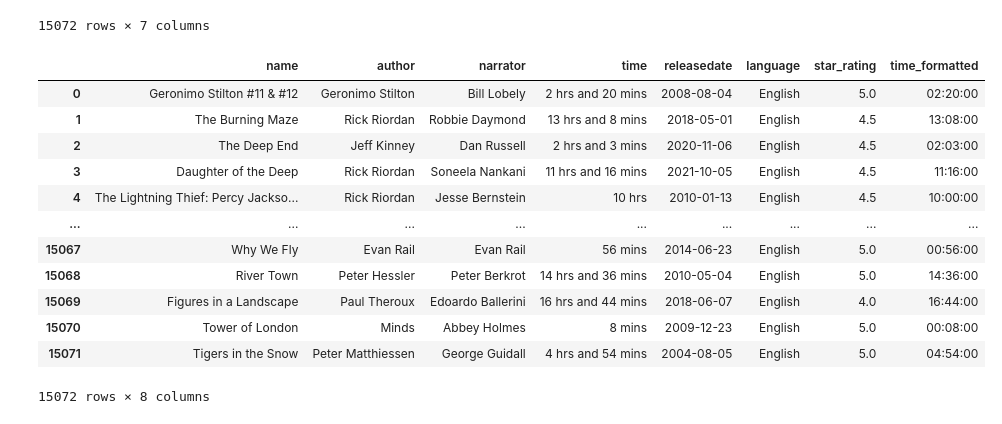
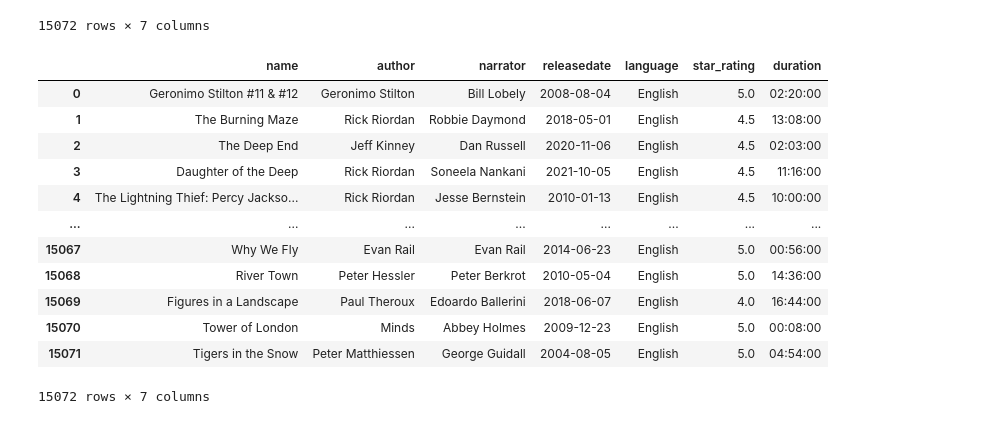
Before and after one commit to acorvin/data-cleaning-audible, a Jupyter notebook: audible_cleaning.ipynb, the cells around one changed output. Cells and saved outputs as stored; diff of their text form; code cells hidden in the pictures.

Commit message:
converting 'time' column

```diff
--- a/audible_cleaning.ipynb
+++ b/audible_cleaning.ipynb
@@ -186,32 +186,32 @@ df
 # %%
 # Extract hours and minutes as integers
 hours_extracted = df['time'].str.extract(r'(\d+) hrs?')
 minutes_extracted = df['time'].str.extract(r'(\d+) mins?')
 
 # Convert hours and minutes to integers, filling NaN values with 0
 df['hours'] = hours_extracted[0].fillna(0).astype(int)
 df['minutes'] = minutes_extracted[0].fillna(0).astype(int)
 
 # Calculate total time in minutes
 df['total_minutes'] = df['hours'] * 60 + df['minutes']
 
 # Convert total time in minutes to HH:MM:SS format
-df['time_formatted'] = df['total_minutes'].apply(lambda x: f"{x // 60:02d}:{x % 60:02d}:00")
+df['duration'] = df['total_minutes'].apply(lambda x: f"{x // 60:02d}:{x % 60:02d}:00")
 
-# Drop intermediate columns if needed
-df.drop(['hours', 'minutes', 'total_minutes'], axis=1, inplace=True)
+# Drop intermediate and unused columns if needed
+df.drop(['hours', 'minutes', 'total_minutes', 'time'], axis=1, inplace=True)
 df
 # %% [output]
-|  | name | author | narrator | time | releasedate | language | star_rating | time_formatted |
-| 0 | Geronimo Stilton #11 & #12 | Geronimo Stilton | Bill Lobely | 2 hrs and 20 mins | 2008-08-04 | English | 5.0 | 02:20:00 |
-| 1 | The Burning Maze | Rick Riordan | Robbie Daymond | 13 hrs and 8 mins | 2018-05-01 | English | 4.5 | 13:08:00 |
-| 2 | The Deep End | Jeff Kinney | Dan Russell | 2 hrs and 3 mins | 2020-11-06 | English | 4.5 | 02:03:00 |
-| 3 | Daughter of the Deep | Rick Riordan | Soneela Nankani | 11 hrs and 16 mins | 2021-10-05 | English | 4.5 | 11:16:00 |
-| 4 | The Lightning Thief: Percy Jackso... | Rick Riordan | Jesse Bernstein | 10 hrs | 2010-01-13 | English | 4.5 | 10:00:00 |
-| ... | ... | ... | ... | ... | ... | ... | ... | ... |
-| 15067 | Why We Fly | Evan Rail | Evan Rail | 56 mins | 2014-06-23 | English | 5.0 | 00:56:00 |
-| 15068 | River Town | Peter Hessler | Peter Berkrot | 14 hrs and 36 mins | 2010-05-04 | English | 5.0 | 14:36:00 |
-| 15069 | Figures in a Landscape | Paul Theroux | Edoardo Ballerini | 16 hrs and 44 mins | 2018-06-07 | English | 4.0 | 16:44:00 |
-| 15070 | Tower of London | Minds | Abbey Holmes | 8 mins | 2009-12-23 | English | 5.0 | 00:08:00 |
-| 15071 | Tigers in the Snow | Peter Matthiessen | George Guidall | 4 hrs and 54 mins | 2004-08-05 | English | 5.0 | 04:54:00 |
+|  | name | author | narrator | releasedate | language | star_rating | duration |
+| 0 | Geronimo Stilton #11 & #12 | Geronimo Stilton | Bill Lobely | 2008-08-04 | English | 5.0 | 02:20:00 |
+| 1 | The Burning Maze | Rick Riordan | Robbie Daymond | 2018-05-01 | English | 4.5 | 13:08:00 |
+| 2 | The Deep End | Jeff Kinney | Dan Russell | 2020-11-06 | English | 4.5 | 02:03:00 |
+| 3 | Daughter of the Deep | Rick Riordan | Soneela Nankani | 2021-10-05 | English | 4.5 | 11:16:00 |
+| 4 | The Lightning Thief: Percy Jackso... | Rick Riordan | Jesse Bernstein | 2010-01-13 | English | 4.5 | 10:00:00 |
+| ... | ... | ... | ... | ... | ... | ... | ... |
+| 15067 | Why We Fly | Evan Rail | Evan Rail | 2014-06-23 | English | 5.0 | 00:56:00 |
+| 15068 | River Town | Peter Hessler | Peter Berkrot | 2010-05-04 | English | 5.0 | 14:36:00 |
+| 15069 | Figures in a Landscape | Paul Theroux | Edoardo Ballerini | 2018-06-07 | English | 4.0 | 16:44:00 |
+| 15070 | Tower of London | Minds | Abbey Holmes | 2009-12-23 | English | 5.0 | 00:08:00 |
+| 15071 | Tigers in the Snow | Peter Matthiessen | George Guidall | 2004-08-05 | English | 5.0 | 04:54:00 |
-15072 rows × 8 columns
+15072 rows × 7 columns
```
